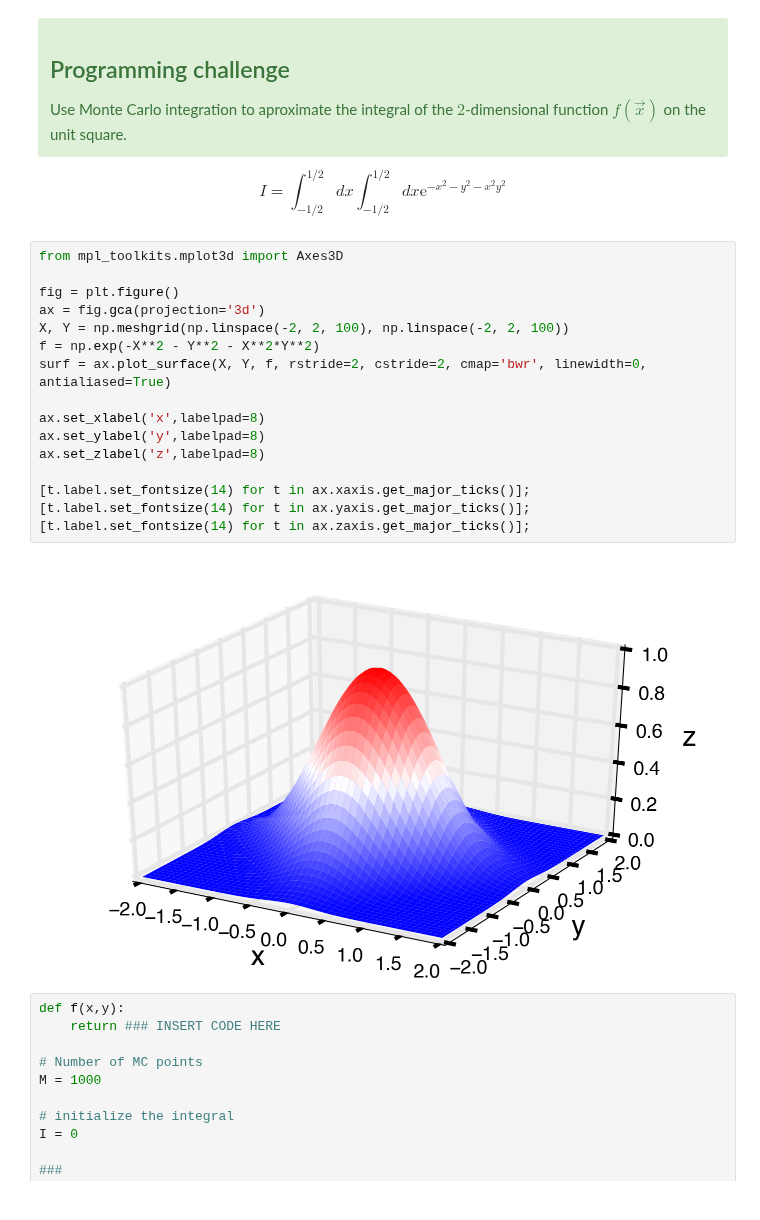
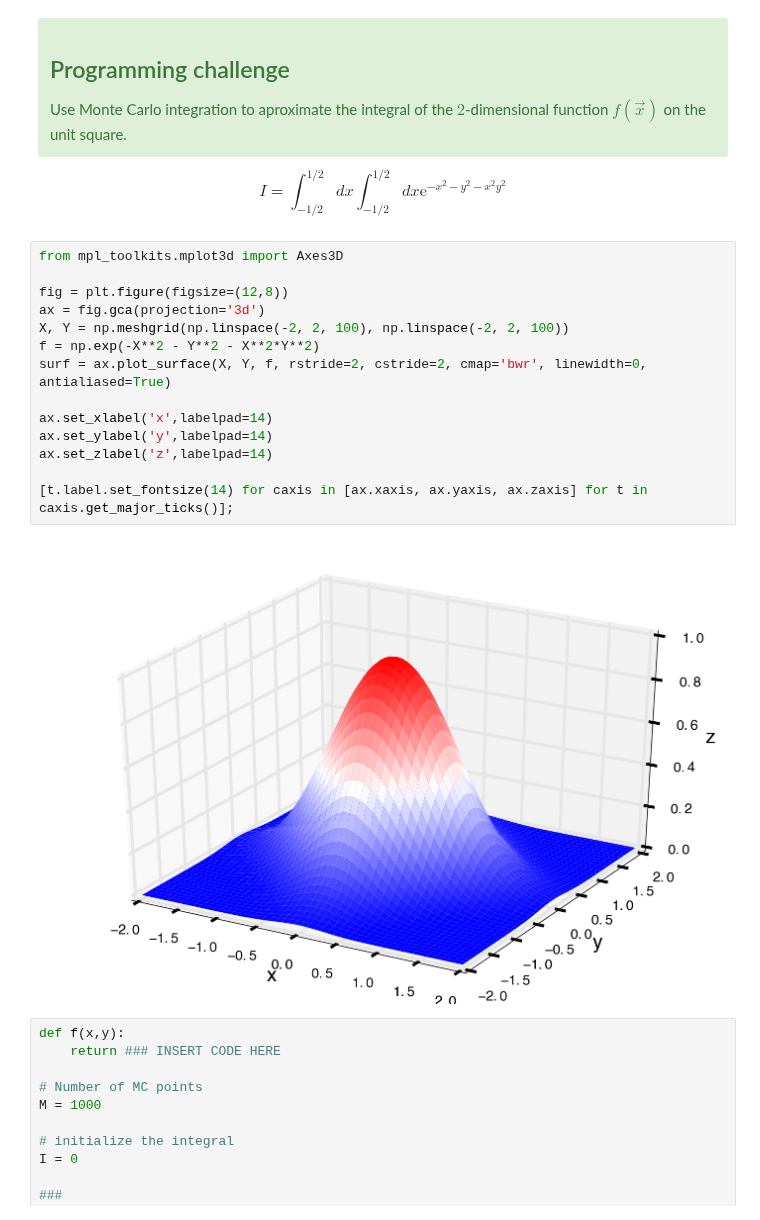
Before and after one commit to agdelma/IntroCompPhysics, a Jupyter notebook: Notebooks/28_MonteCarloIntegration.ipynb, the cells around one changed output. Drawn from its saved outputs; the diff is of its cells as text.

```diff
--- a/Notebooks/28_MonteCarloIntegration.ipynb
+++ b/Notebooks/28_MonteCarloIntegration.ipynb
@@ -113,21 +108,19 @@ I = \int_{-1/2}^{1/2} dx \int_{-1/2}^{1/2} dx \mathrm{e}^{-x^2 -y^2 -x^2 y^2}
 # %%
 from mpl_toolkits.mplot3d import Axes3D
 
-fig = plt.figure()
+fig = plt.figure(figsize=(12,8))
 ax = fig.gca(projection='3d')
 X, Y = np.meshgrid(np.linspace(-2, 2, 100), np.linspace(-2, 2, 100))
 f = np.exp(-X**2 - Y**2 - X**2*Y**2)
 surf = ax.plot_surface(X, Y, f, rstride=2, cstride=2, cmap='bwr', linewidth=0, antialiased=True)
 
-ax.set_xlabel('x',labelpad=8)
-ax.set_ylabel('y',labelpad=8)
-ax.set_zlabel('z',labelpad=8)
+ax.set_xlabel('x',labelpad=14)
+ax.set_ylabel('y',labelpad=14)
+ax.set_zlabel('z',labelpad=14)
 
-[t.label.set_fontsize(14) for t in ax.xaxis.get_major_ticks()];
-[t.label.set_fontsize(14) for t in ax.yaxis.get_major_ticks()];
-[t.label.set_fontsize(14) for t in ax.zaxis.get_major_ticks()];
+[t.label.set_fontsize(14) for caxis in [ax.xaxis, ax.yaxis, ax.zaxis] for t in caxis.get_major_ticks()];
 # %% [output]
-[figure, old version]
+[figure, new version]
 # %%
 def f(x,y):
     return ### INSERT CODE HERE
```
Also changed, not shown: parts of 2 cells of this notebook.
